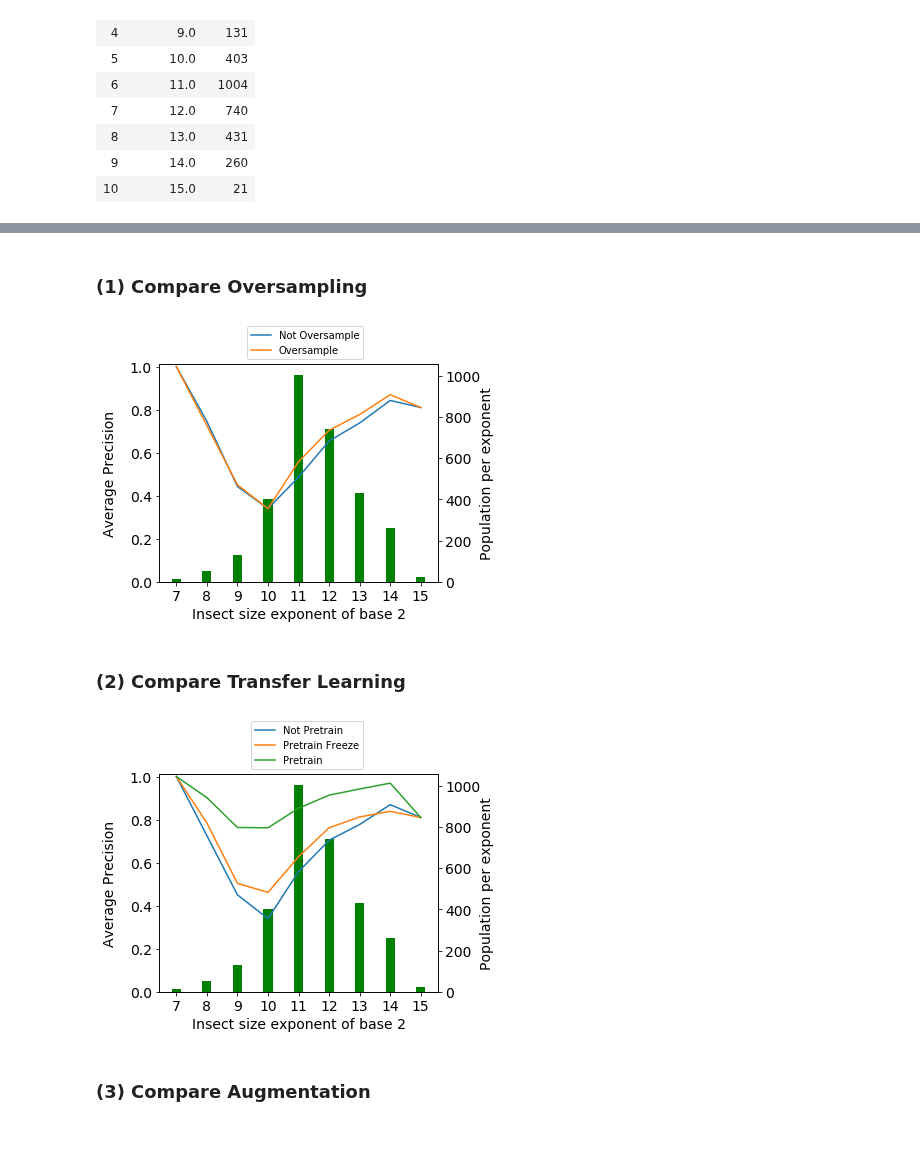
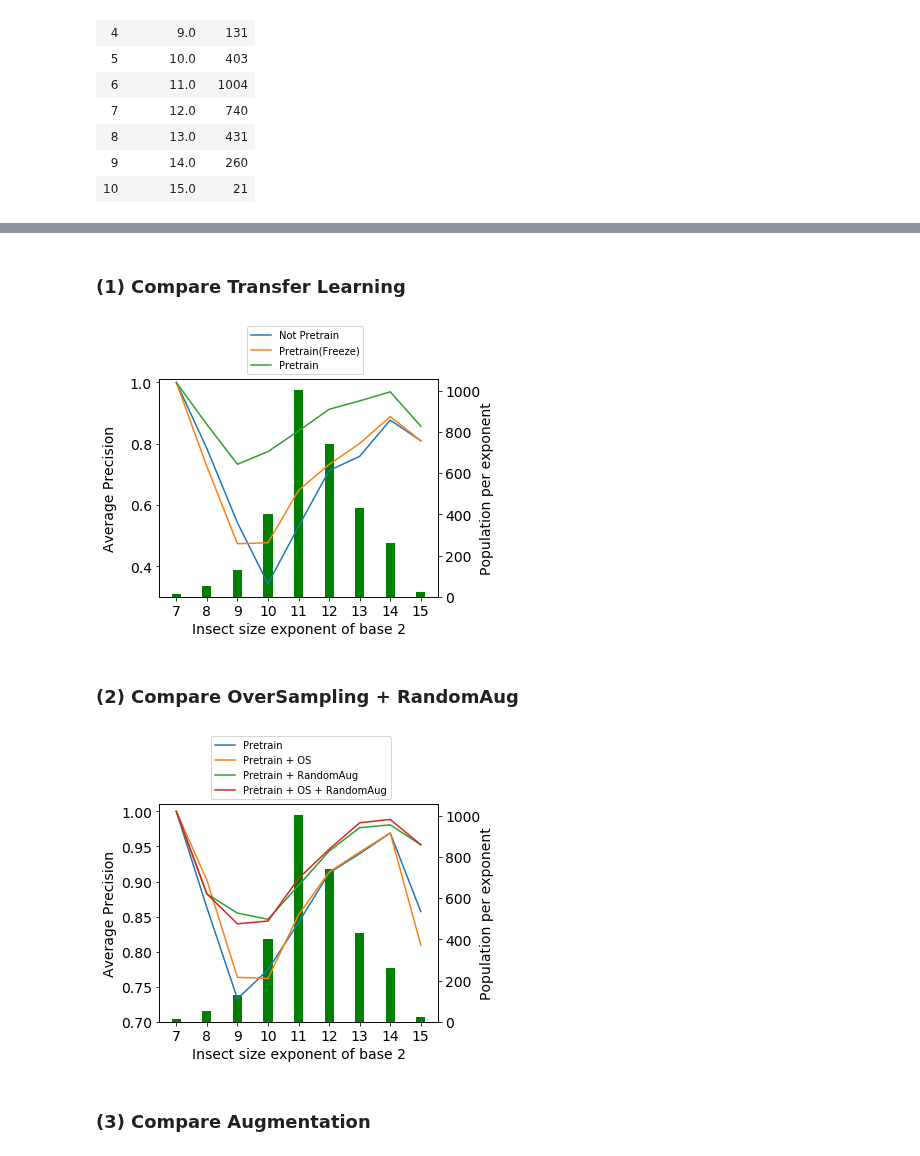
Before and after one commit to keiiti975/Insect_Phenology_Detector, a Jupyter notebook: result/master_paper/classification/compare_method/compare_method.ipynb, the cells around one changed output, grey strips where cells are left out. Drawn from its saved outputs; the diff is of its cells as text; code cells hidden in the pictures.

Commit message:
add config of classification (BaseModify)

```diff
--- a/result/master_paper/classification/compare_method/compare_method.ipynb
+++ b/result/master_paper/classification/compare_method/compare_method.ipynb
@@ -131,35 +137,29 @@ insect_size_df
 | 9 | 14.0 | 260 |
 | 10 | 15.0 | 21 |
 # %%
-resnet50_not_pretrain_default = pd.read_csv(pj(resnet50_not_pretrain_default_root_path, "all_size_df.csv"))
 resnet50_not_pretrain = pd.read_csv(pj(resnet50_not_pretrain_root_path, "all_size_df.csv"))
 resnet50_freeze = pd.read_csv(pj(resnet50_freeze_root_path, "all_size_df.csv"))
 resnet50 = pd.read_csv(pj(resnet50_root_path, "all_size_df.csv"))
+resnet50_OS = pd.read_csv(pj(resnet50_OS_root_path, "all_size_df.csv"))
 resnet50_all56 = pd.read_csv(pj(resnet50_all56_root_path, "all_size_df.csv"))
-resnet50_AugScale = pd.read_csv(pj(resnet50_AugScale_root_path, "all_size_df.csv"))
-resnet50_all56_AugScale = pd.read_csv(pj(resnet50_all56_AugScale_root_path, "all_size_df.csv"))
-resnet50_all56withResize = pd.read_csv(pj(resnet50_all56withResize_root_path, "all_size_df.csv"))
-
-# additional experiment
-resnet50_all67withResize_FC = pd.read_csv(pj(resnet50_all67withResize_FC_root_path, "all_size_df.csv"))
-resnet50_all67withResize_Labelsmooth = pd.read_csv(pj(resnet50_all67withResize_Labelsmooth_root_path, "all_size_df.csv"))
+resnet50_OS_all56 = pd.read_csv(pj(resnet50_OS_all56_root_path, "all_size_df.csv"))
+resnet50_OS_AugScale = pd.read_csv(pj(resnet50_OS_AugScale_root_path, "all_size_df.csv"))
+resnet50_OS_all56_AugScale = pd.read_csv(pj(resnet50_OS_all56_AugScale_root_path, "all_size_df.csv"))
+resnet50_OS_all56withResize = pd.read_csv(pj(resnet50_OS_all56withResize_root_path, "all_size_df.csv"))
+resnet50_OS_all56_FC = pd.read_csv(pj(resnet50_OS_all56_FC_root_path, "all_size_df.csv"))
 # %%
-exp_df = [resnet50_not_pretrain_default,
-          resnet50_not_pretrain,
+exp_df = [resnet50_not_pretrain,
           resnet50_freeze,
           resnet50,
+          resnet50_OS,
           resnet50_all56,
-          resnet50_AugScale,
-          resnet50_all56_AugScale,
-          resnet50_all56withResize
+          resnet50_OS_all56,
+          resnet50_OS_AugScale,
+          resnet50_OS_all56_AugScale,
+          resnet50_OS_all56withResize,
+          resnet50_OS_all56_FC
          ]
 exp_each_size_ap = [elem_df.drop(elem_df.index[[0, 1]]) for elem_df in exp_df]
-
-
-additional_exp_df = [resnet50_all67withResize_FC,
-                     resnet50_all67withResize_Labelsmooth,
-                    ]
-additional_exp_each_size_ap = [elem_df.drop(elem_df.index[[0, 1]]) for elem_df in additional_exp_df]
 # %%
 data_dict = {
     "exponent": insect_size_df["exponent"],
@@ -206,33 +184,34 @@ additional_df
 # %% [markdown]
-### (1) Compare Oversampling
+### (1) Compare Transfer Learning
 # %%
 plt.rcParams["font.size"] = 14
 fig, ax1 = plt.subplots(figsize=(5,4))
 ax2 = ax1.twinx()
 
 x_label = ["7", "8", "9", "10", "11", "12", "13", "14", "15"]
 
 ax1.bar(x_label, df["count"], width=0.3, color="g")
-ax2.plot(x_label, df["resnet50_not_pretrain_default"], label="Not Oversample")
-ax2.plot(x_label, df["resnet50_not_pretrain"], label="Oversample")
+ax2.plot(x_label, df["resnet50_not_pretrain"], label="Not Pretrain")
+ax2.plot(x_label, df["resnet50_freeze"], label="Pretrain(Freeze)")
+ax2.plot(x_label, df["resnet50"], label="Pretrain")
 ax1.yaxis.tick_right()
 ax2.yaxis.tick_left()
 
 h2, l2 = ax2.get_legend_handles_labels()
 ax1.legend(h2, l2, bbox_to_anchor=(0.75, 1.0), loc='lower right', fontsize=10)
 
 ax1.set_xlabel("Insect size exponent of base 2")
 ax1.set_ylabel("Average Precision")
 ax1.yaxis.set_label_coords(-0.15, 0.5)
 ax1.grid(False)
 ax2.set_ylabel("Population per exponent")
-ax2.set_ylim(0., 1.01)
+ax2.set_ylim(0.3, 1.01)
 ax2.yaxis.set_label_coords(1.15, 0.5)
-plt.savefig("/home/tanida/workspace/Insect_Phenology_Detector/result/master_paper/classification/compare_method/comp_Oversample_from_size_dist.png", bbox_inches="tight")
+plt.savefig("/home/tanida/workspace/Insect_Phenology_Detector/result/master_paper/classification/compare_method/comp_TL_from_size_dist.png", bbox_inches="tight")
 # %% [output]
-[figure, old version]
+[figure, new version]
 # %% [markdown]
-### (2) Compare Transfer Learning
+### (2) Compare OverSampling + RandomAug
 # %%
 plt.rcParams["font.size"] = 14
 fig, ax1 = plt.subplots(figsize=(5,4))
@@ -241,25 +220,26 @@ ax2 = ax1.twinx()
 x_label = ["7", "8", "9", "10", "11", "12", "13", "14", "15"]
 
 ax1.bar(x_label, df["count"], width=0.3, color="g")
-ax2.plot(x_label, df["resnet50_not_pretrain"], label="Not Pretrain")
-ax2.plot(x_label, df["resnet50_freeze"], label="Pretrain Freeze")
 ax2.plot(x_label, df["resnet50"], label="Pretrain")
+ax2.plot(x_label, df["resnet50_OS"], label="Pretrain + OS")
+ax2.plot(x_label, df["resnet50_all56"], label="Pretrain + RandomAug")
+ax2.plot(x_label, df["resnet50_OS_all56"], label="Pretrain + OS + RandomAug")
 ax1.yaxis.tick_right()
 ax2.yaxis.tick_left()
 
 h2, l2 = ax2.get_legend_handles_labels()
-ax1.legend(h2, l2, bbox_to_anchor=(0.75, 1.0), loc='lower right', fontsize=10)
+ax1.legend(h2, l2, bbox_to_anchor=(0.85, 1.0), loc='lower right', fontsize=10)
 
 ax1.set_xlabel("Insect size exponent of base 2")
 ax1.set_ylabel("Average Precision")
 ax1.yaxis.set_label_coords(-0.15, 0.5)
 ax1.grid(False)
 ax2.set_ylabel("Population per exponent")
-ax2.set_ylim(0., 1.01)
+ax2.set_ylim(0.7, 1.01)
 ax2.yaxis.set_label_coords(1.15, 0.5)
-plt.savefig("/home/tanida/workspace/Insect_Phenology_Detector/result/master_paper/classification/compare_method/comp_TL_from_size_dist.png", bbox_inches="tight")
+plt.savefig("/home/tanida/workspace/Insect_Phenology_Detector/result/master_paper/classification/compare_method/comp_OSplusRandomAug_from_size_dist.png", bbox_inches="tight")
 # %% [output]
-[figure, old version]
+[figure, new version]
 # %% [markdown]
 ### (3) Compare Augmentation
 # %%
```
Also changed, not shown: parts of 11 cells of this notebook, 22 other files.
